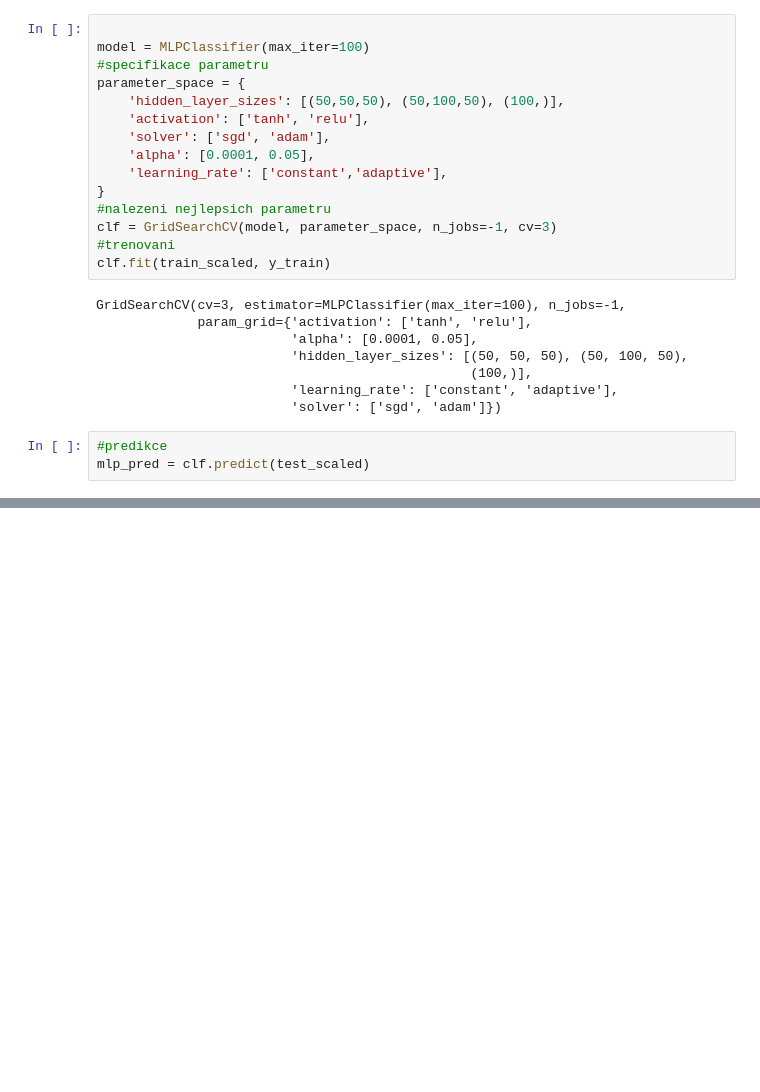
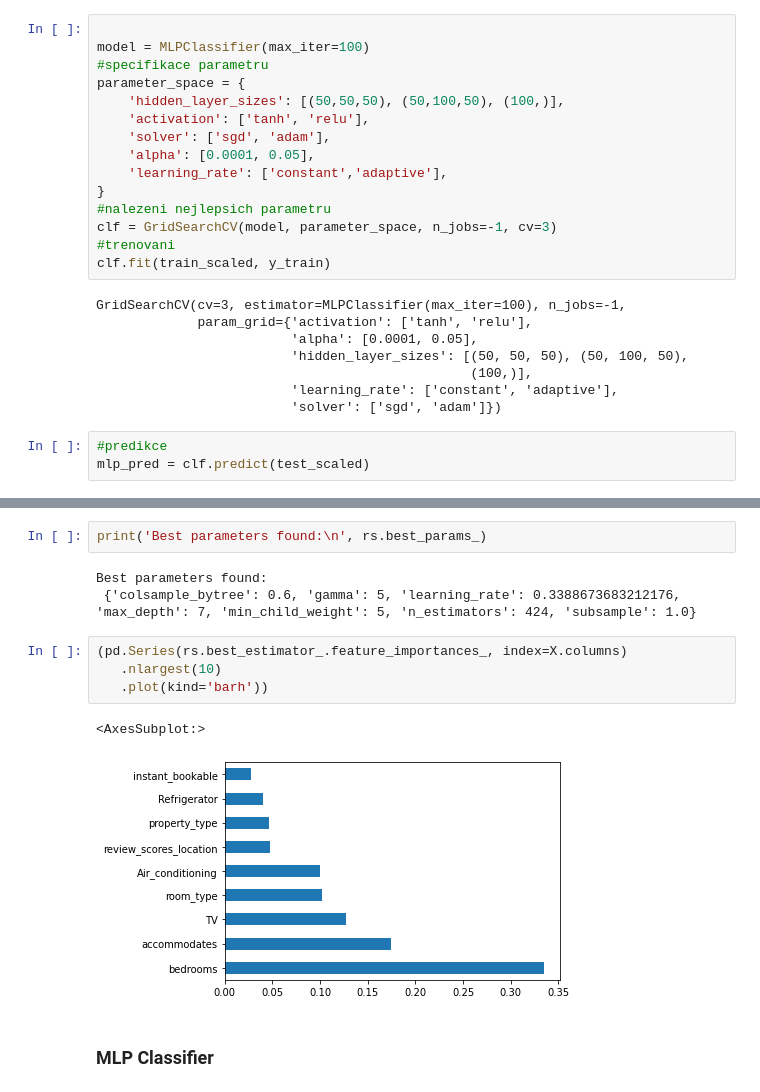
Before and after one commit to DAB-2021/AirBnB-4IZ566, a Jupyter notebook: Models.ipynb, the cells around one changed output, grey strips where cells are left out. Cells and saved outputs as stored; diff of their text form; blank space fills up the shorter version.

```diff
--- a/Models.ipynb
+++ b/Models.ipynb
@@ -186,0 +250,14 @@ Feature: 33, Score: 0.01028
+# %%
+print('Best parameters found:\n', rs.best_params_)
+# %% [output]
+Best parameters found:
+ {'colsample_bytree': 0.6, 'gamma': 5, 'learning_rate': 0.3388673683212176, 'max_depth': 7, 'min_child_weight': 5, 'n_estimators': 424, 'subsample': 1.0}
+# %%
+(pd.Series(rs.best_estimator_.feature_importances_, index=X.columns)
+   .nlargest(10)
+   .plot(kind='barh'))
+# %% [output]
+<AxesSubplot:>
+[figure, added]
+# %% [markdown]
+### MLP Classifier
```
Also changed, not shown: parts of 40 cells of this notebook, 1 other file.
